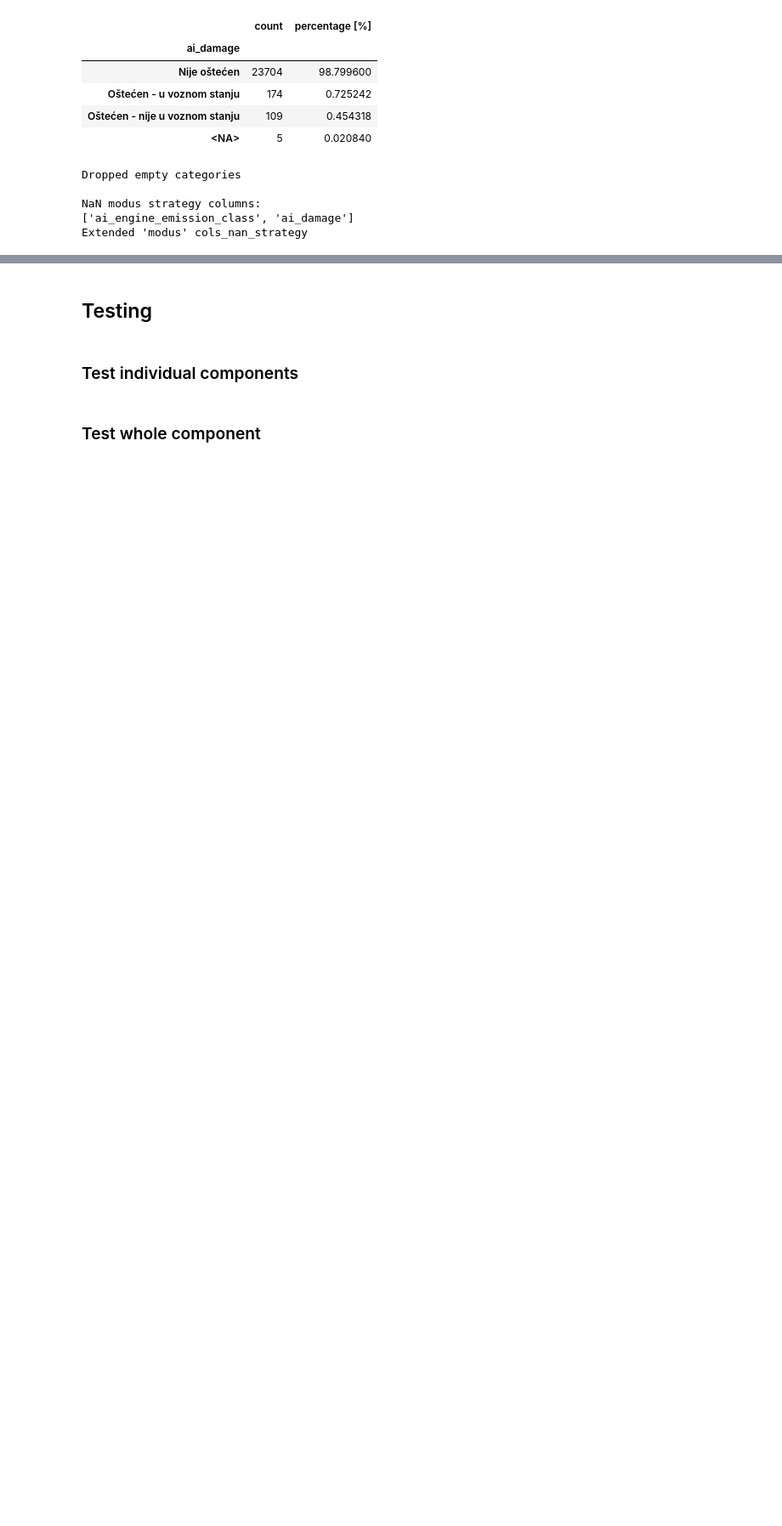
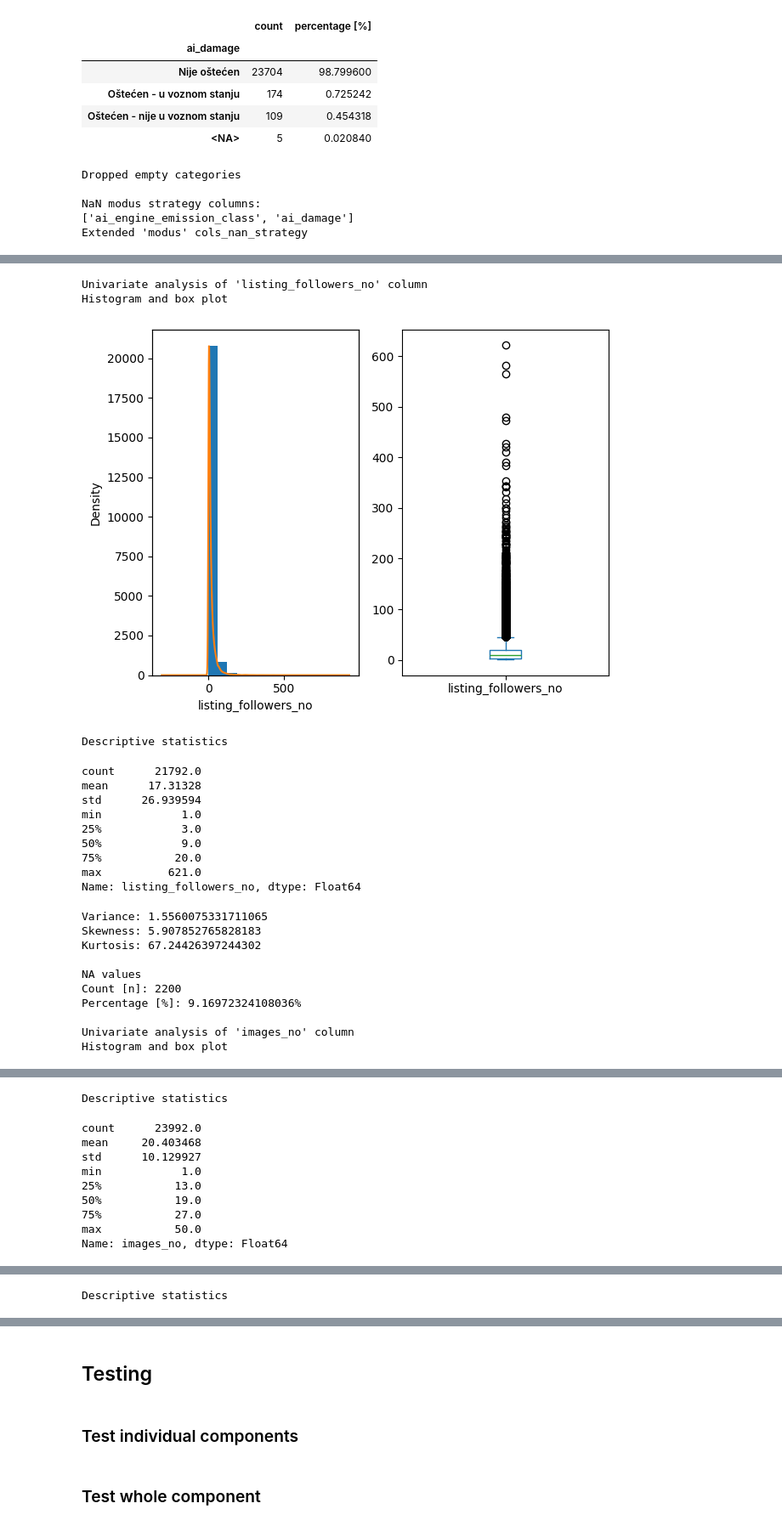
Before and after one commit to aleksa-radojicic/second_hand_car_price_prediction, a Jupyter notebook: notebooks/2_UnivariateAnalysis.ipynb, the cells around one changed output, grey strips where cells are left out. Shown: that part at 85% size. Cells and saved outputs as stored; diff of their text form; code cells hidden in the pictures; blank space fills up the shorter version.

Commit message:
Performed UA on numerical features

```diff
--- a/notebooks/2_UnivariateAnalysis.ipynb
+++ b/notebooks/2_UnivariateAnalysis.ipynb
@@ -130,7 +130,8 @@ def ua_nominal_features_nb(
     df: pd.DataFrame,
     features_info: FeaturesInfo,
     cols_nan_strategy: Dict[str, List[str]],
-) -> Tuple[pd.DataFrame, FeaturesInfo, Dict[str, List[str]]]:
+    idx_to_remove: List[int],
+) -> Tuple[pd.DataFrame, FeaturesInfo, Dict[str, List[str]], List[int]]:
     print("Frequencies for nominal features")
     for col in features_info["nominal"]:
         df[col] = df[col].cat.remove_unused_categories()
@@ -175,16 +176,19 @@ def ua_nominal_features_nb(
     modus_strat_cols = [
         col for col in features_info["nominal"] if col not in constant_strat_cols
     ]
-    cols_nan_strategy["const"].extend(constant_strat_cols)
+    cols_nan_strategy["const_unknown"].extend(constant_strat_cols)
     cols_nan_strategy["modus"].extend(modus_strat_cols)
     print("NaN constant strategy columns:")
     print(constant_strat_cols)
     print("Extended 'constant' and 'modus' cols_nan_strategy")
 
-    return df, features_info, cols_nan_strategy
+    return df, features_info, cols_nan_strategy, idx_to_remove
 # %%
-df, features_info, cols_nan_strategy = ua_nominal_features_nb(
-    df=df, features_info=features_info, cols_nan_strategy=cols_nan_strategy
+df, features_info, cols_nan_strategy, idx_to_remove = ua_nominal_features_nb(
+    df=df,
+    features_info=features_info,
+    cols_nan_strategy=cols_nan_strategy,
+    idx_to_remove=idx_to_remove,
 )
 # %% [output]
 Frequencies for nominal features
@@ -282,7 +286,8 @@ def ua_ordinal_features_nb(
     df: pd.DataFrame,
     features_info: FeaturesInfo,
     cols_nan_strategy: Dict[str, List[str]],
-) -> Tuple[pd.DataFrame, FeaturesInfo, Dict[str, List[str]]]:
+    idx_to_remove: List[int],
+) -> Tuple[pd.DataFrame, FeaturesInfo, Dict[str, List[str]], List[int]]:
     print("Frequencies for ordinal features")
     for col in features_info["ordinal"]:
         df[col] = df[col].cat.remove_unused_categories()
@@ -296,10 +301,13 @@ def ua_ordinal_features_nb(
     print(modus_strat_cols)
     print("Extended 'modus' cols_nan_strategy")
 
-    return df, features_info, cols_nan_strategy
+    return df, features_info, cols_nan_strategy, idx_to_remove
 # %%
-df, features_info, cols_nan_strategy = ua_ordinal_features_nb(
-    df=df, features_info=features_info, cols_nan_strategy=cols_nan_strategy
+df, features_info, cols_nan_strategy, idx_to_remove = ua_ordinal_features_nb(
+    df=df,
+    features_info=features_info,
+    cols_nan_strategy=cols_nan_strategy,
+    idx_to_remove=idx_to_remove,
 )
 # %% [output]
 Frequencies for ordinal features
@@ -325,0 +403,31 @@ Extended 'modus' cols_nan_strategy
+# %%
+df, features_info, cols_nan_strategy, idx_to_remove = ua_numerical_features_nb(
+    df=df,
+    features_info=features_info,
+    cols_nan_strategy=cols_nan_strategy,
+    idx_to_remove=idx_to_remove,
+)
+# %% [output]
+Univariate analysis of 'listing_followers_no' column
+Histogram and box plot
+[figure, added]
+Descriptive statistics
+count      21792.0
+mean      17.31328
+std      26.939594
+min            1.0
+25%            3.0
+50%            9.0
+75%           20.0
+max          621.0
+Name: listing_followers_no, dtype: Float64
+Variance: 1.5560075331711065
+Skewness: 5.907852765828183
+Kurtosis: 67.24426397244302
+
+NA values
+Count [n]: 2200
+Percentage [%]: 9.16972324108036%
+
+Univariate analysis of 'images_no' column
+Histogram and box plot
@@ -325,0 +435,10 @@ Extended 'modus' cols_nan_strategy
+Descriptive statistics
+count      23992.0
+mean     20.403468
+std      10.129927
+min            1.0
+25%           13.0
+50%           19.0
+75%           27.0
+max           50.0
+Name: images_no, dtype: Float64
@@ -325,0 +456 @@ Extended 'modus' cols_nan_strategy
+Descriptive statistics
```
Also changed, not shown: parts of 6 cells of this notebook, 4 other files.
